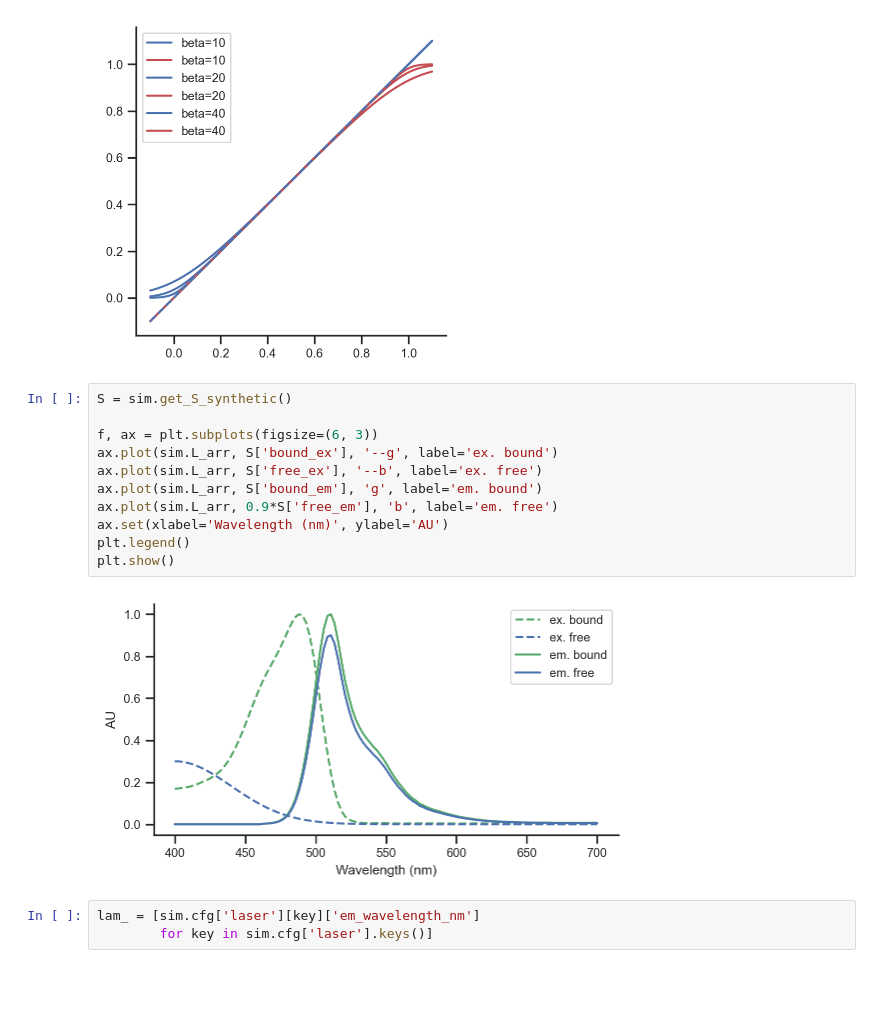
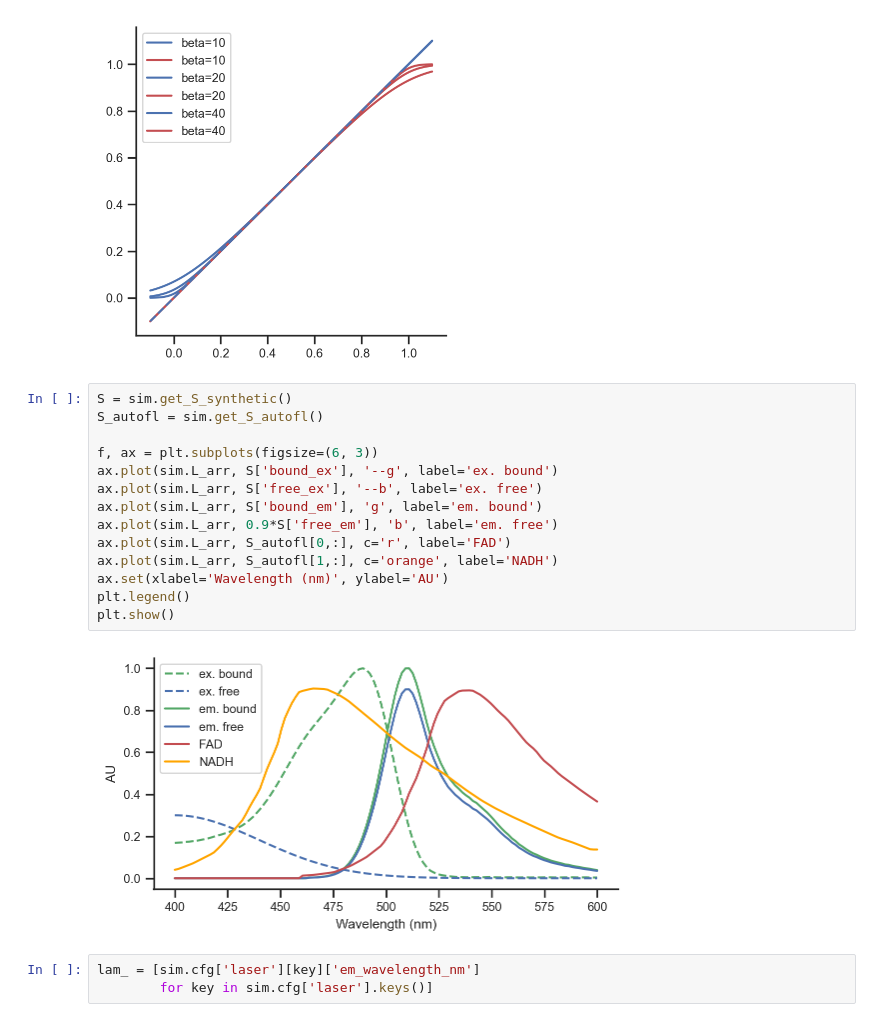
Before and after one commit to AllenInstitute/sourcesep, a Jupyter notebook: notebooks/30_compose_data_v2.ipynb, the cells around one changed output. Saved outputs shown, nothing was run; the diff lists cells and outputs as text; blank space fills up the shorter version.

```diff
--- a/notebooks/30_compose_data_v2.ipynb
+++ b/notebooks/30_compose_data_v2.ipynb
@@ -102,17 +102,20 @@ plt.show()
 [figure]
 # %%
 S = sim.get_S_synthetic()
+S_autofl = sim.get_S_autofl()
 
 f, ax = plt.subplots(figsize=(6, 3))
 ax.plot(sim.L_arr, S['bound_ex'], '--g', label='ex. bound')
 ax.plot(sim.L_arr, S['free_ex'], '--b', label='ex. free')
 ax.plot(sim.L_arr, S['bound_em'], 'g', label='em. bound')
 ax.plot(sim.L_arr, 0.9*S['free_em'], 'b', label='em. free')
+ax.plot(sim.L_arr, S_autofl[0,:], c='r', label='FAD')
+ax.plot(sim.L_arr, S_autofl[1,:], c='orange', label='NADH')
 ax.set(xlabel='Wavelength (nm)', ylabel='AU')
 plt.legend()
 plt.show()
 # %% [output]
-[figure, old version]
+[figure, new version]
 # %%
 lam_ = [sim.cfg['laser'][key]['em_wavelength_nm']
         for key in sim.cfg['laser'].keys()]
```
Also changed, not shown: parts of 20 cells of this notebook.
